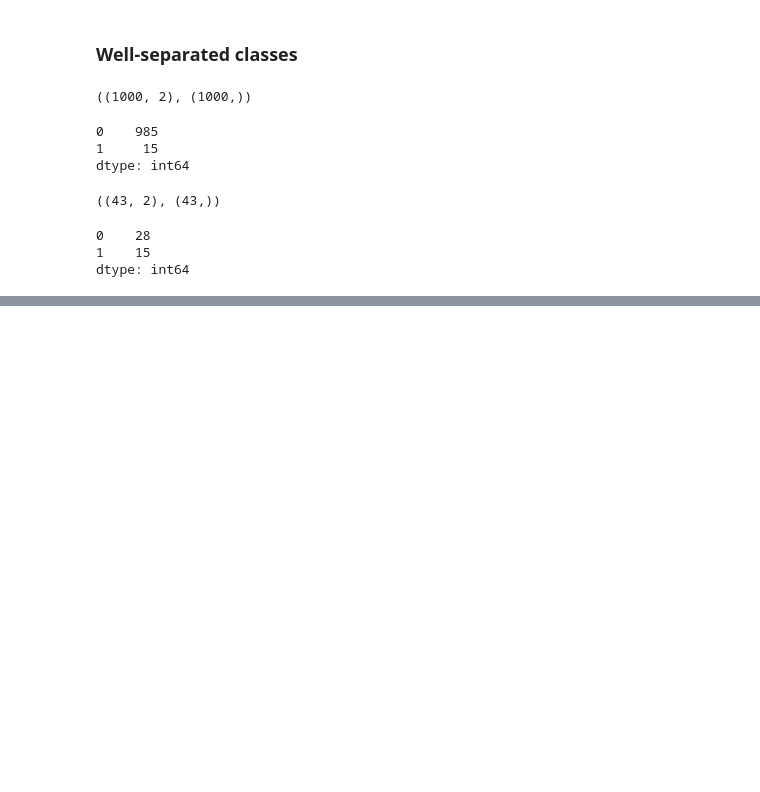
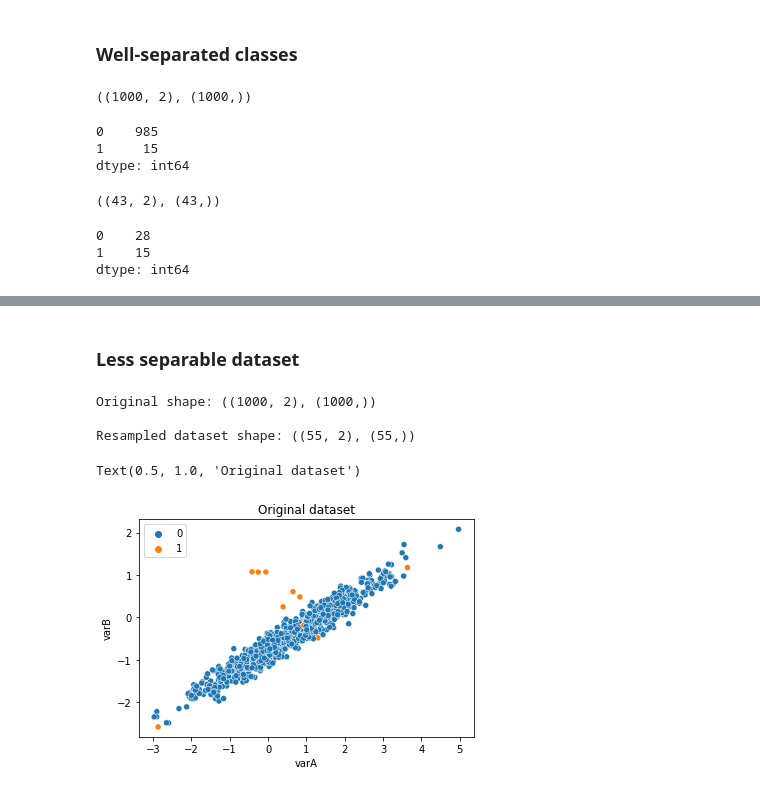
Before and after one commit to chsafouane/imbalanced_data_methods_test, a Jupyter notebook: Code/course_code_along/section_3_undersampling/condensed_nearest_neighbours.ipynb, the cells around one changed output, grey strips where cells are left out. Drawn from its saved outputs; the diff is of its cells as text; code cells hidden in the pictures; blank space fills up the shorter version.

```diff
--- a/Code/course_code_along/section_3_undersampling/condensed_nearest_neighbours.ipynb
+++ b/Code/course_code_along/section_3_undersampling/condensed_nearest_neighbours.ipynb
@@ -86,0 +95,2 @@ dtype: int64
+# %% [markdown]
+### Less separable dataset
@@ -87,3 +103,16 @@ dtype: int64
+# %%
+print(f"Original shape: {X.shape, y.shape}\n")
+print(f"Undersampled dataset shape: {X_resampled.shape, y_resampled.shape}")
+# %% [output]
+Original shape: ((1000, 2), (1000,))
+
+Resampled dataset shape: ((55, 2), (55,))
+# %%
+sns.scatterplot(data=X, x="varA", y="varB", hue=y)
+plt.title("Original dataset")
+# %% [output]
+Text(0.5, 1.0, 'Original dataset')
+[figure, added]
 # %%
 sns.scatterplot(data=X_resampled, x="varA", y="varB", hue=y_resampled)
 plt.title("Undersampled dataset")
```
Also changed, not shown: parts of 3 cells of this notebook.
